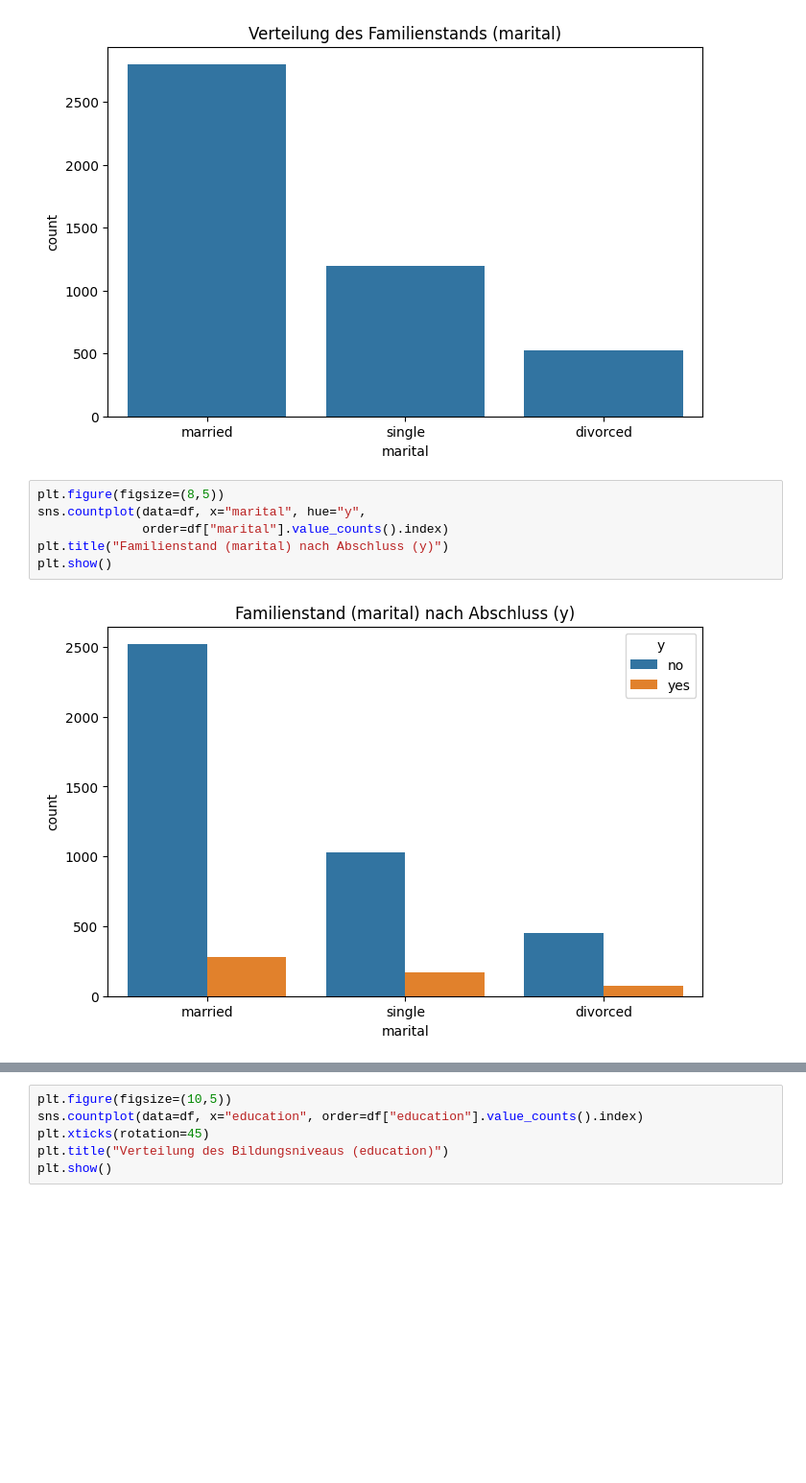
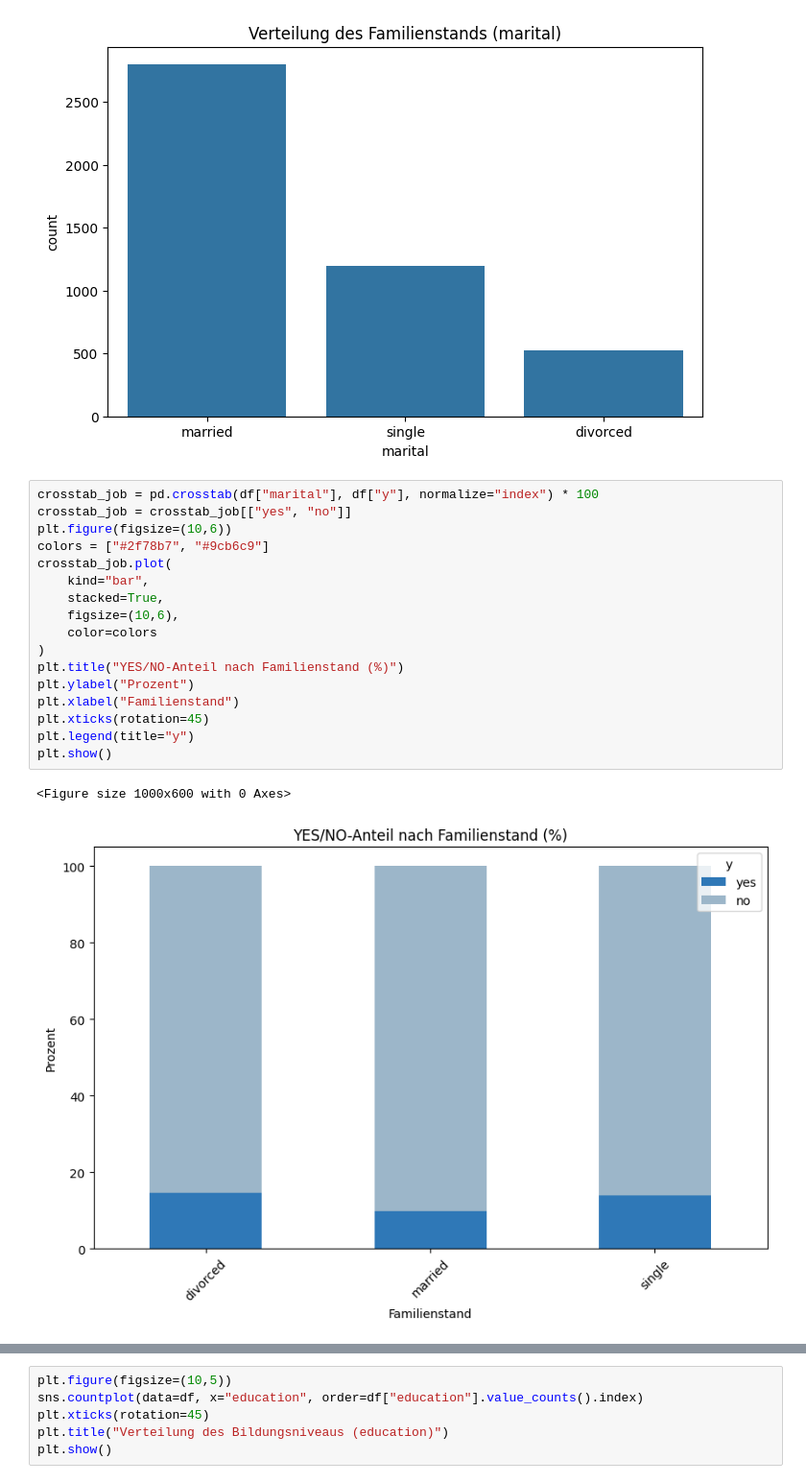
Before and after one commit to liviacy/bank-marketing-assignment, a Jupyter notebook: bank_marketing_eda.ipynb, the cells around one changed output, grey strips where cells are left out. Shown at 96% size. Saved outputs shown, nothing was run; the diff lists cells and outputs as text; blank space fills up the shorter version.

```diff
--- a/bank_marketing_eda.ipynb
+++ b/bank_marketing_eda.ipynb
@@ -351,11 +270,23 @@ plt.show()
 # %% [output]
 [figure]
 # %%
-plt.figure(figsize=(8,5))
-sns.countplot(data=df, x="marital", hue="y",
-              order=df["marital"].value_counts().index)
-plt.title("Familienstand (marital) nach Abschluss (y)")
+crosstab_job = pd.crosstab(df["marital"], df["y"], normalize="index") * 100
+crosstab_job = crosstab_job[["yes", "no"]]
+plt.figure(figsize=(10,6))
+colors = ["#2f78b7", "#9cb6c9"]
+crosstab_job.plot(
+    kind="bar",
+    stacked=True,
+    figsize=(10,6),
+    color=colors
+)
+plt.title("YES/NO-Anteil nach Familienstand (%)")
+plt.ylabel("Prozent")
+plt.xlabel("Familienstand")
+plt.xticks(rotation=45)
+plt.legend(title="y")
 plt.show()
 # %% [output]
+<Figure size 1000x600 with 0 Axes>
-[figure, old version]
+[figure, new version]
 # %% [markdown]
```
Also changed, not shown: parts of 76 cells of this notebook.
